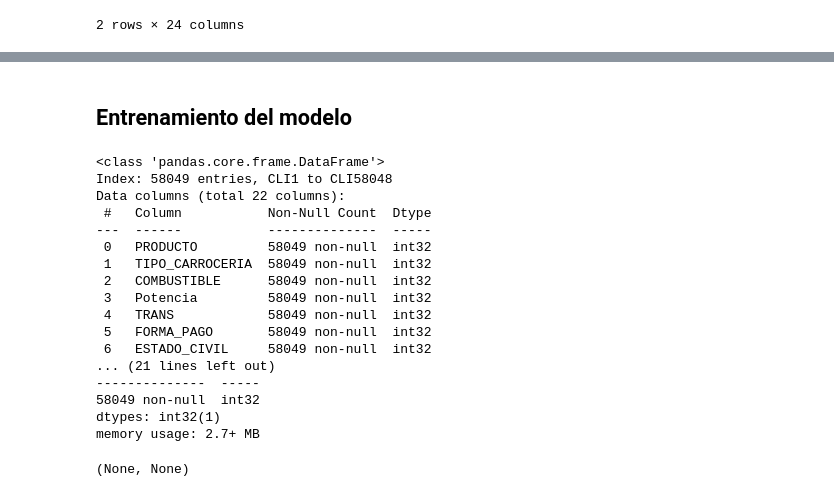
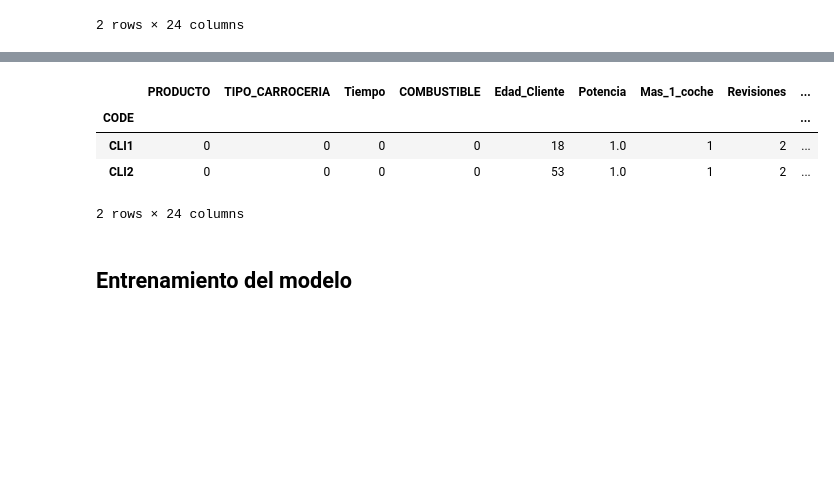
Before and after one commit to Jacobo24/Proyectos_IA, a Jupyter notebook: IA_PROPENSITY_TRAIN.ipynb, the cells around one changed output, grey strips where cells are left out. Cells and saved outputs as stored; diff of their text form; code cells hidden in the pictures; blank space fills up the shorter version.

```diff
--- a/IA_PROPENSITY_TRAIN.ipynb
+++ b/IA_PROPENSITY_TRAIN.ipynb
@@ -350,0 +657,18 @@ df.head(2)
+# %%
+df['Grupo_Edad'] = df['Grupo_Edad'].astype('category')
+# %%
+df['Grupo_Edad_Codificado'] = df['Grupo_Edad'].cat.codes
+# %%
+# Definimos un diccionario que mapea cada rango de edad a un número
+mapa_edades = {
+    '18-30': 1,
+    '31-40': 2,
+    '41-50': 3,
+    '51-60': 4,
+    '61-70': 5,
+    '71-80': 6,
+    'Desconocido': 0  # Asignamos 0 para valores desconocidos
+}
+
+# Aplicamos el mapeo a la columna 'Grupo_Edad'
+df['Grupo_Edad_Codificado'] = df['Grupo_Edad'].map(mapa_edades)
@@ -350,0 +686,10 @@ df.head(2)
+# %%
+df.drop(columns=['Grupo_Edad'], inplace=True)
+# %%
+df.head(2)
+# %% [output]
+|  | PRODUCTO | TIPO_CARROCERIA | Tiempo | COMBUSTIBLE | Edad_Cliente | Potencia | Mas_1_coche | Revisiones | ... |
+| CODE |  |  |  |  |  |  |  |  | ... |
+| CLI1 | 0 | 0 | 0 | 0 | 18 | 1.0 | 1 | 2 | ... |
+| CLI2 | 0 | 0 | 0 | 0 | 53 | 1.0 | 1 | 2 | ... |
+2 rows × 24 columns
@@ -351,49 +699,2 @@ df.head(2)
 # %% [markdown]
 ## Entrenamiento del modelo
-# %%
-from sklearn.preprocessing import LabelEncoder
-
-# Eliminar columnas irrelevantes
-df.drop(['CODE', 'Tiempo'], axis=1, inplace=True, errors='ignore')
-
-# Rellenar valores nulos
-for column in df.select_dtypes(include=['object']).columns:
-    df[column].fillna('Desconocido', inplace=True)  # Rellenar categóricas con 'Desconocido'
-
-for column in df.select_dtypes(include=['int64', 'float64']).columns:
-    df[column].fillna(df[column].median(), inplace=True)  # Rellenar numéricas con la mediana
-
-# Separar características (X) y variable objetivo (y)
-X = df.drop('Mas_1_coche', axis=1)
-y = df['Mas_1_coche']
-
-# Codificar variables categóricas
-label_encoders = {}
-for column in X.select_dtypes(include=['object']).columns:
-    label_encoders[column] = LabelEncoder()
-    X[column] = label_encoders[column].fit_transform(X[column])
-
-# Mostrar información después de la transformación
-X_info = X.info()
-y_info = y.info()
-
-X_info, y_info
-# %% [output]
-<class 'pandas.core.frame.DataFrame'>
-Index: 58049 entries, CLI1 to CLI58048
-Data columns (total 22 columns):
- #   Column           Non-Null Count  Dtype
----  ------           --------------  -----
- 0   PRODUCTO         58049 non-null  int32
- 1   TIPO_CARROCERIA  58049 non-null  int32
- 2   COMBUSTIBLE      58049 non-null  int32
- 3   Potencia         58049 non-null  int32
- 4   TRANS            58049 non-null  int32
- 5   FORMA_PAGO       58049 non-null  int32
- 6   ESTADO_CIVIL     58049 non-null  int32
-... (21 lines left out)
---------------  -----
-58049 non-null  int32
-dtypes: int32(1)
-memory usage: 2.7+ MB
-(None, None)
```
Also changed, not shown: parts of 79 cells of this notebook, 1 other file.
